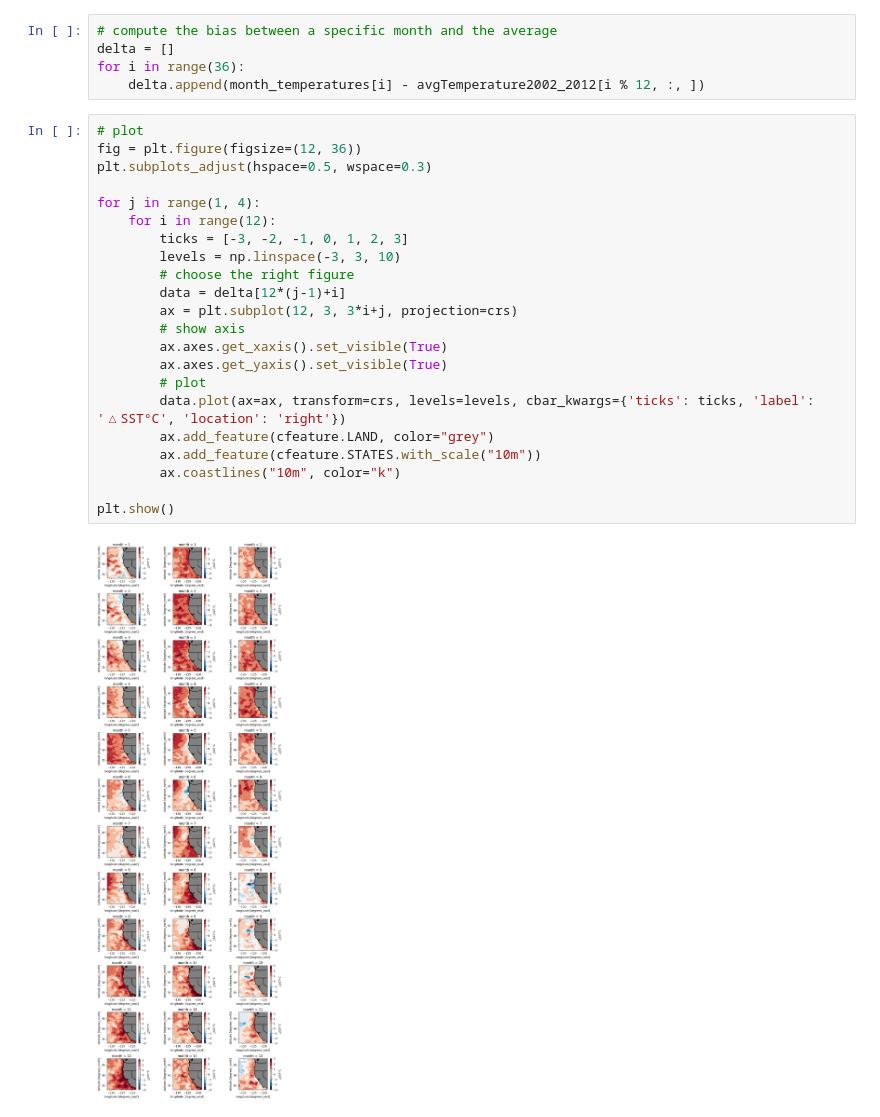
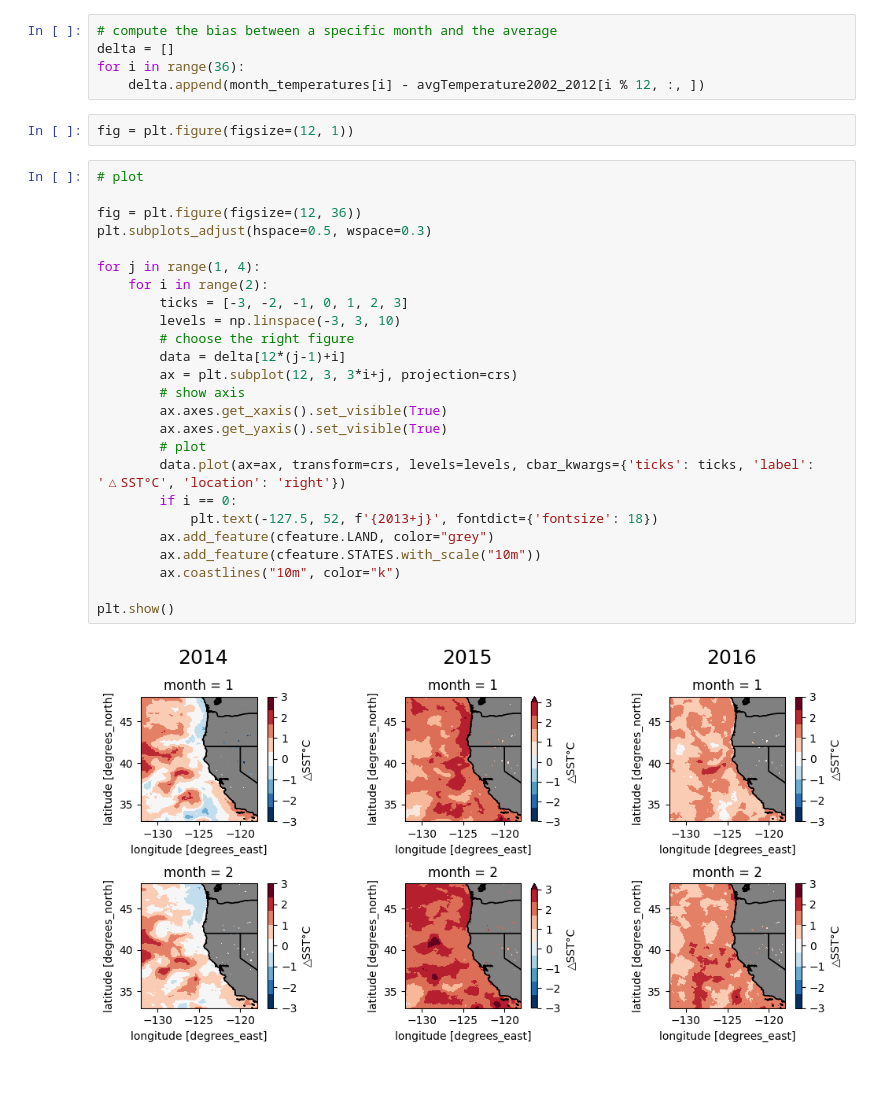
Before and after one commit to UCB-stat-159-s23/hw03-Group19, a Jupyter notebook: climate-Q04.ipynb, the cells around one changed output. Saved outputs shown, nothing was run; the diff lists cells and outputs as text; blank space fills up the shorter version.

```diff
--- a/climate-Q04.ipynb
+++ b/climate-Q04.ipynb
@@ -28,27 +28,32 @@ for year in range(2014, 2017):
 delta = []
 for i in range(36):
     delta.append(month_temperatures[i] - avgTemperature2002_2012[i % 12, :, ])
+# %%
+fig = plt.figure(figsize=(12, 1))
 # %%
 # plot
+
 fig = plt.figure(figsize=(12, 36))
 plt.subplots_adjust(hspace=0.5, wspace=0.3)
 
 for j in range(1, 4):
-    for i in range(12):
+    for i in range(2):
         ticks = [-3, -2, -1, 0, 1, 2, 3]
         levels = np.linspace(-3, 3, 10)
         # choose the right figure
         data = delta[12*(j-1)+i]
         ax = plt.subplot(12, 3, 3*i+j, projection=crs)
         # show axis
         ax.axes.get_xaxis().set_visible(True)
         ax.axes.get_yaxis().set_visible(True)
         # plot
         data.plot(ax=ax, transform=crs, levels=levels, cbar_kwargs={'ticks': ticks, 'label': '△SST°C', 'location': 'right'})
+        if i == 0:
+            plt.text(-127.5, 52, f'{2013+j}', fontdict={'fontsize': 18})
         ax.add_feature(cfeature.LAND, color="grey")
         ax.add_feature(cfeature.STATES.with_scale("10m"))
         ax.coastlines("10m", color="k")
 
 plt.show()
 # %% [output]
-[figure, old version]
+[figure, new version]
```
